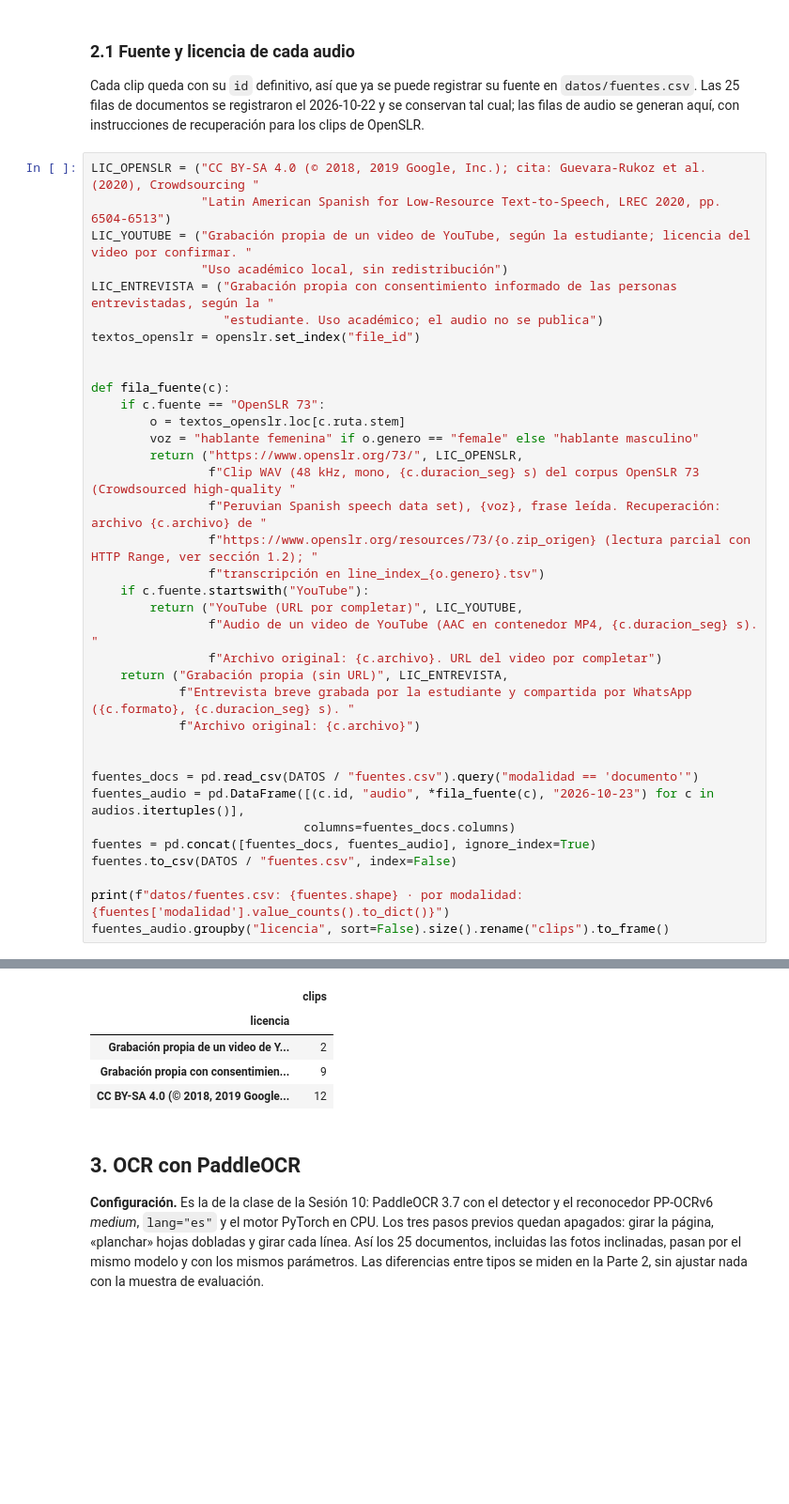
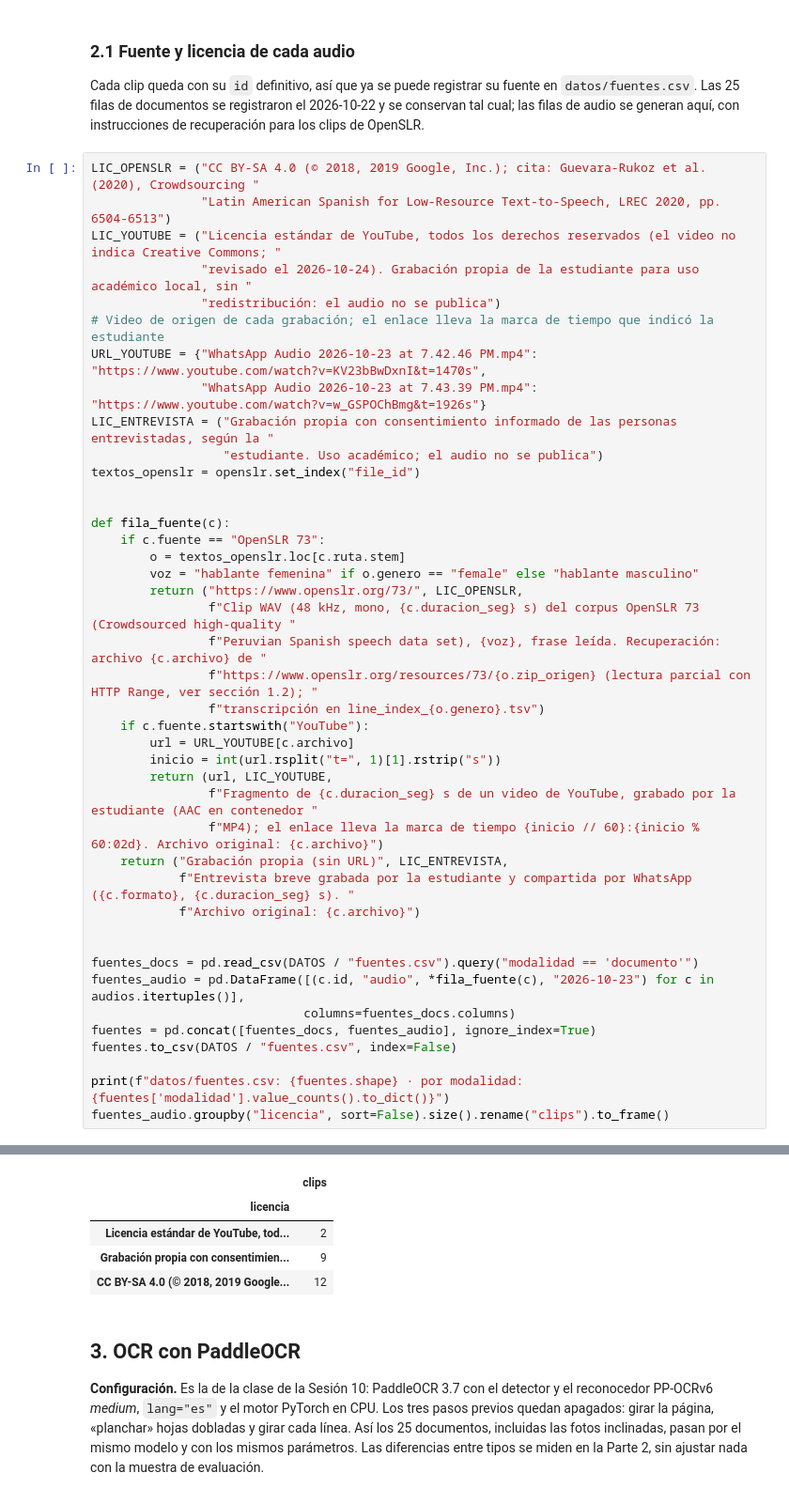
Before and after one commit to IvettexMamani/diplomado-python-2026, a Jupyter notebook: tarea_2/01_extraccion.ipynb, the cells around one changed output, grey strips where cells are left out. Shown at 94% size. Drawn from its saved outputs; the diff is of its cells as text; blank space fills up the shorter version.

```diff
--- a/tarea_2/01_extraccion.ipynb
+++ b/tarea_2/01_extraccion.ipynb
@@ -365,44 +365,50 @@ Cada clip queda con su `id` definitivo, así que ya se puede registrar su fuente
 # %%
 LIC_OPENSLR = ("CC BY-SA 4.0 (© 2018, 2019 Google, Inc.); cita: Guevara-Rukoz et al. (2020), Crowdsourcing "
                "Latin American Spanish for Low-Resource Text-to-Speech, LREC 2020, pp. 6504-6513")
-LIC_YOUTUBE = ("Grabación propia de un video de YouTube, según la estudiante; licencia del video por confirmar. "
-               "Uso académico local, sin redistribución")
+LIC_YOUTUBE = ("Licencia estándar de YouTube, todos los derechos reservados (el video no indica Creative Commons; "
+               "revisado el 2026-10-24). Grabación propia de la estudiante para uso académico local, sin "
+               "redistribución: el audio no se publica")
+# Video de origen de cada grabación; el enlace lleva la marca de tiempo que indicó la estudiante
+URL_YOUTUBE = {"WhatsApp Audio 2026-10-23 at 7.42.46 PM.mp4": "https://www.youtube.com/watch?v=KV23bBwDxnI&t=1470s",
+               "WhatsApp Audio 2026-10-23 at 7.43.39 PM.mp4": "https://www.youtube.com/watch?v=w_GSPOChBmg&t=1926s"}
 LIC_ENTREVISTA = ("Grabación propia con consentimiento informado de las personas entrevistadas, según la "
                   "estudiante. Uso académico; el audio no se publica")
 textos_openslr = openslr.set_index("file_id")
 
 
 def fila_fuente(c):
     if c.fuente == "OpenSLR 73":
         o = textos_openslr.loc[c.ruta.stem]
         voz = "hablante femenina" if o.genero == "female" else "hablante masculino"
         return ("https://www.openslr.org/73/", LIC_OPENSLR,
                 f"Clip WAV (48 kHz, mono, {c.duracion_seg} s) del corpus OpenSLR 73 (Crowdsourced high-quality "
                 f"Peruvian Spanish speech data set), {voz}, frase leída. Recuperación: archivo {c.archivo} de "
                 f"https://www.openslr.org/resources/73/{o.zip_origen} (lectura parcial con HTTP Range, ver sección 1.2); "
                 f"transcripción en line_index_{o.genero}.tsv")
     if c.fuente.startswith("YouTube"):
-        return ("YouTube (URL por completar)", LIC_YOUTUBE,
-                f"Audio de un video de YouTube (AAC en contenedor MP4, {c.duracion_seg} s). "
-                f"Archivo original: {c.archivo}. URL del video por completar")
+        url = URL_YOUTUBE[c.archivo]
+        inicio = int(url.rsplit("t=", 1)[1].rstrip("s"))
+        return (url, LIC_YOUTUBE,
+                f"Fragmento de {c.duracion_seg} s de un video de YouTube, grabado por la estudiante (AAC en contenedor "
+                f"MP4); el enlace lleva la marca de tiempo {inicio // 60}:{inicio % 60:02d}. Archivo original: {c.archivo}")
     return ("Grabación propia (sin URL)", LIC_ENTREVISTA,
             f"Entrevista breve grabada por la estudiante y compartida por WhatsApp ({c.formato}, {c.duracion_seg} s). "
             f"Archivo original: {c.archivo}")
 
 
 fuentes_docs = pd.read_csv(DATOS / "fuentes.csv").query("modalidad == 'documento'")
 fuentes_audio = pd.DataFrame([(c.id, "audio", *fila_fuente(c), "2026-10-23") for c in audios.itertuples()],
                              columns=fuentes_docs.columns)
 fuentes = pd.concat([fuentes_docs, fuentes_audio], ignore_index=True)
 fuentes.to_csv(DATOS / "fuentes.csv", index=False)
 
 print(f"datos/fuentes.csv: {fuentes.shape} · por modalidad: {fuentes['modalidad'].value_counts().to_dict()}")
 fuentes_audio.groupby("licencia", sort=False).size().rename("clips").to_frame()
 # %% [output]
 datos/fuentes.csv: (48, 6) · por modalidad: {'documento': 25, 'audio': 23}
 |  | clips |
 | licencia |  |
-| Grabación propia de un video de Y... | 2 |
+| Licencia estándar de YouTube, tod... | 2 |
 | Grabación propia con consentimien... | 9 |
 | CC BY-SA 4.0 (© 2018, 2019 Google... | 12 |
 # %% [markdown]
```
Also changed, not shown: parts of 1 cell of this notebook, 1 other file.
